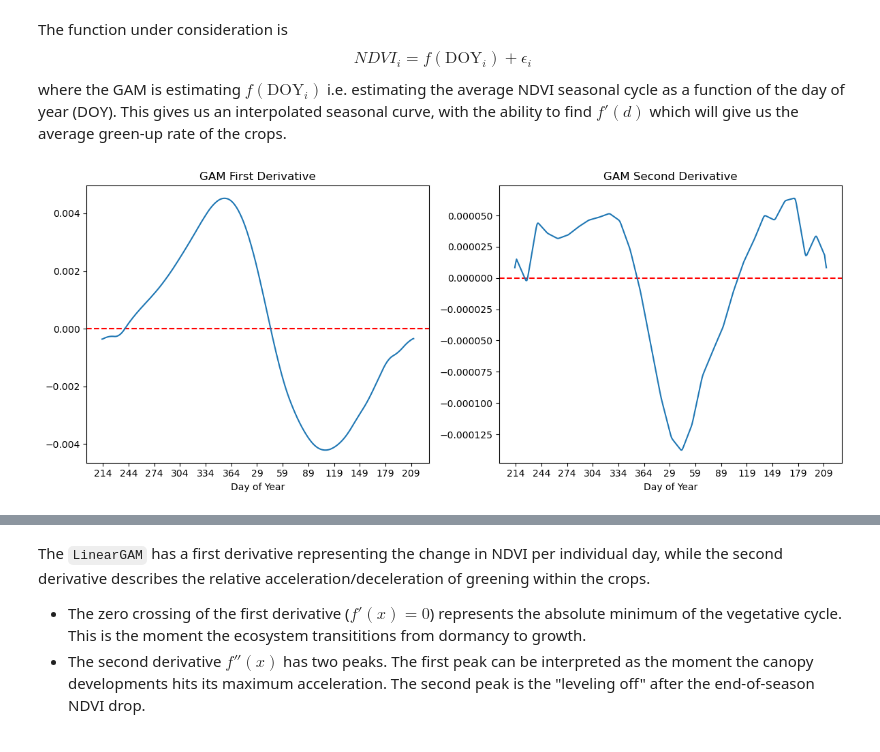
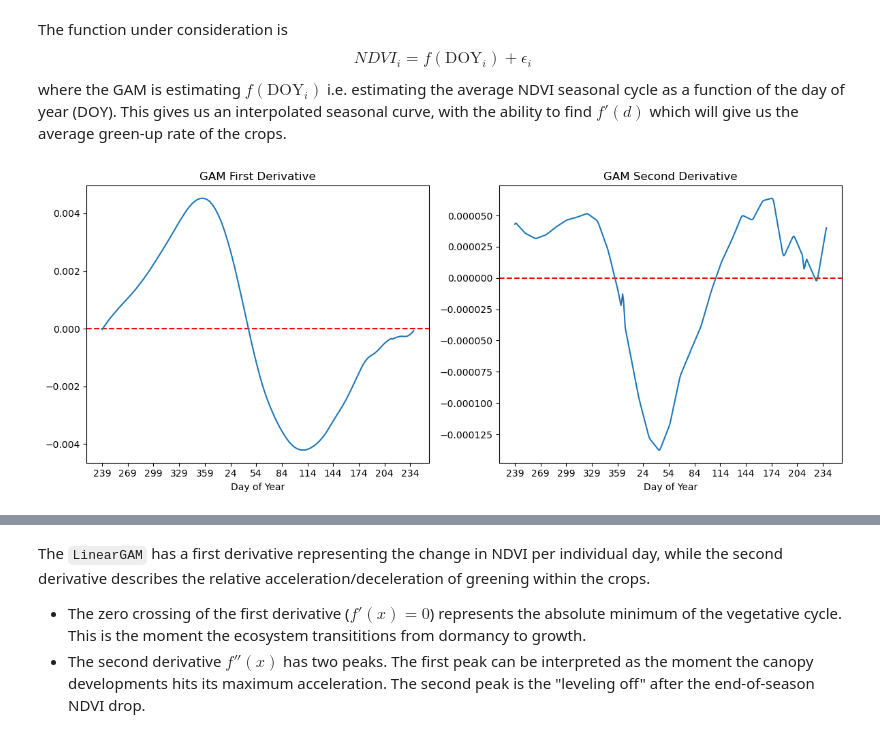
Before and after one commit to asembreek/fieldlens, a Jupyter notebook: notebooks/2. Feature Engineering.ipynb, the cells around one changed output, grey strips where cells are left out. Saved outputs shown, nothing was run; the diff lists cells and outputs as text; code cells hidden in the pictures.

```diff
--- a/notebooks/2. Feature Engineering.ipynb
+++ b/notebooks/2. Feature Engineering.ipynb
@@ -207,0 +138,8 @@ plt.show()
+# %%
+gam = NDVIClimatologyGAM(n_splines=30)
+
+X = master_df["Timestamp"].dt.dayofyear.values.reshape(-1, 1)
+y = master_df["NDVI_mean"].values
+
+gam.gridsearch(doys=X, ndvi=y)
+gam.plot_climatology(season_lines=True, shifted=False)
@@ -214,19 +152,4 @@ d2y_dx2 = np.gradient(dy_dx, doys)
 # %%
-fig, ax = plt.subplots(nrows=1, ncols=2, figsize=(12, 5))
-#plt.figure(figsize=(10,5))
-ax[0].set_title("GAM First Derivative")
-ax[0].axhline(y=0, color='red', linestyle='--')
-ax[0].set_xticks(x_ticks, labels=x_labels)
-ax[0].set_xlabel("Day of Year")
-ax[0].plot(dy_dx)
-
-ax[1].set_title("GAM Second Derivative")
-ax[1].axhline(y=0, color='red', linestyle='--')
-ax[1].set_xticks(x_ticks, labels=x_labels)
-ax[1].set_xlabel("Day of Year")
-ax[1].plot(d2y_dx2)
-
-plt.tight_layout()
-plt.show()
+gam.plot_derivatives(shifted=True, crit_lines=False)
 # %% [output]
-[figure, old version]
+[figure, new version]
```
Also changed, not shown: parts of 79 cells of this notebook, 4 other files.
